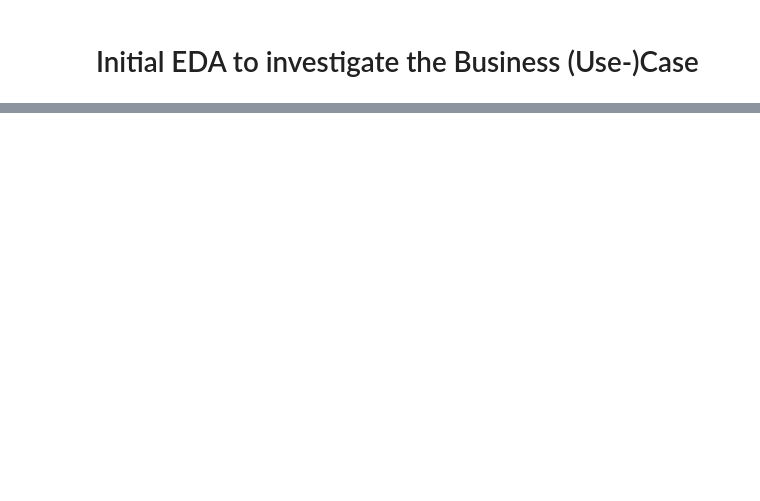
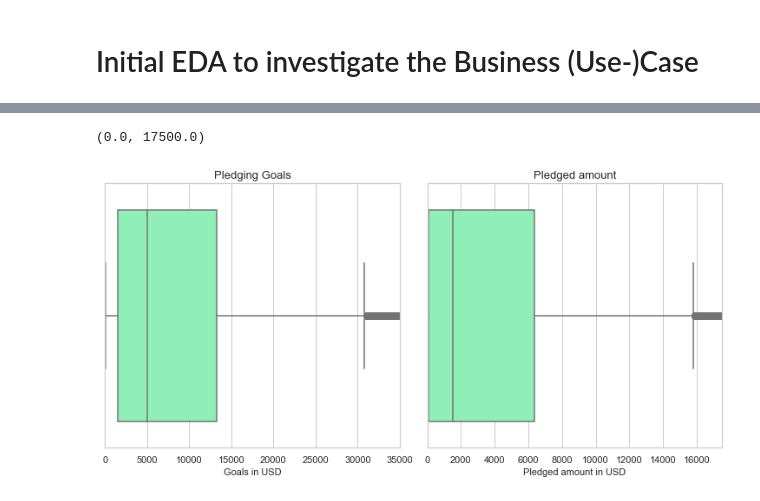
Before and after one commit to FischJunge/2020-ds-Project02-Kickstarter, a Jupyter notebook: 002_initial_eda.ipynb, the cells around one changed output, grey strips where cells are left out. Cells and saved outputs as stored; diff of their text form; code cells hidden in the pictures; blank space fills up the shorter version.

```diff
--- a/002_initial_eda.ipynb
+++ b/002_initial_eda.ipynb
@@ -65,0 +108,17 @@ SyntaxError: invalid syntax (<ipython-input-7-38e9e33c87a8>, line 1)
+# %%
+fig, ax = plt.subplots(nrows=1, ncols=2, figsize=(10, 5), constrained_layout=True)
+
+
+# Plotting & Formating
+sns.boxplot(x=df.usd_goal, palette='rainbow', ax=ax[0]);
+ax[0].set_title('Pledging Goals', fontsize=13)
+ax[0].set_xlabel('Goals in USD', fontsize=11)
+ax[0].set_xlim(0, 35000)
+
+sns.boxplot(x=df.usd_pledged, palette='rainbow', ax=ax[1]);
+ax[1].set_title('Pledged amount', fontsize=13)
+ax[1].set_xlabel('Pledged amount in USD', fontsize=11)
+ax[1].set_xlim(0, 17500)
+# %% [output]
+(0.0, 17500.0)
+[figure, added]
```
Also changed, not shown: parts of 27 cells of this notebook, 2 other files.
